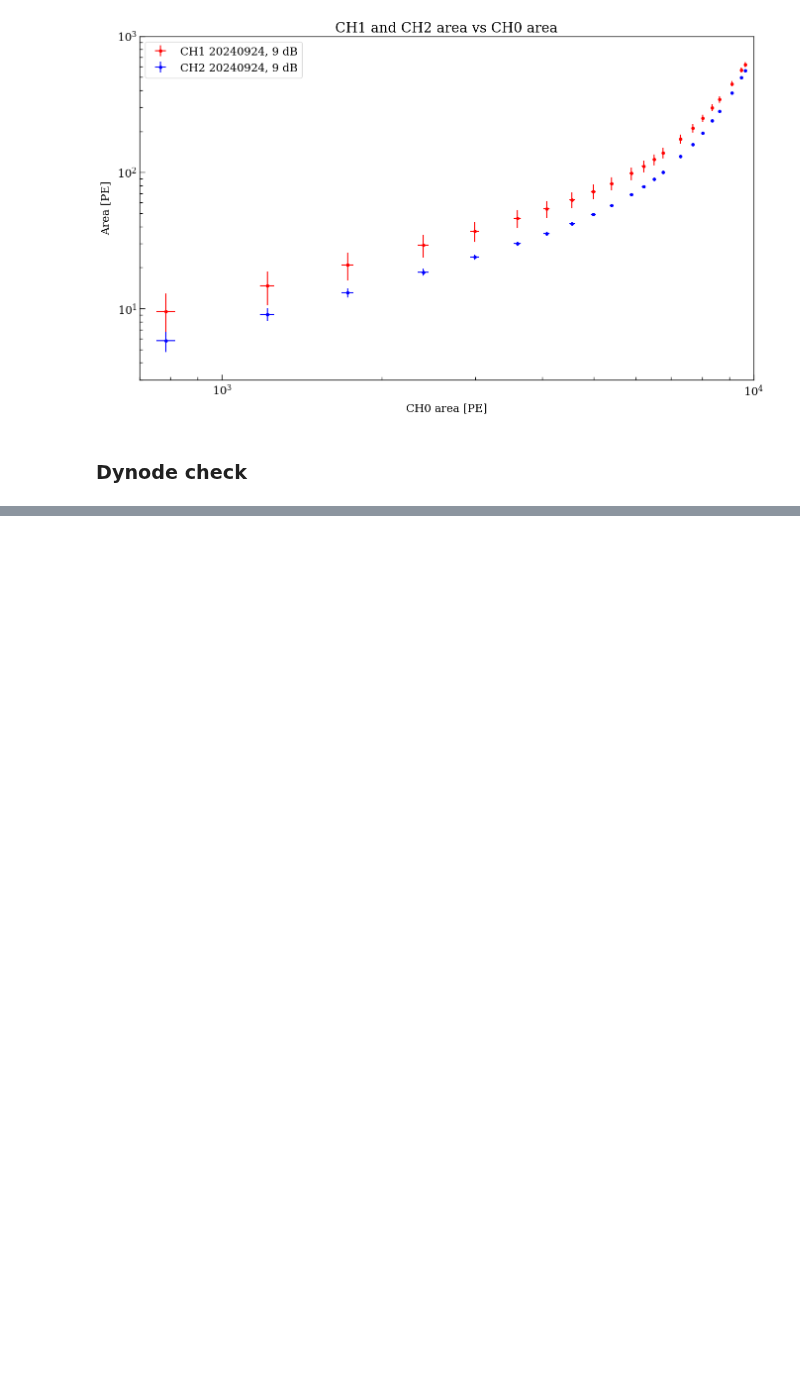
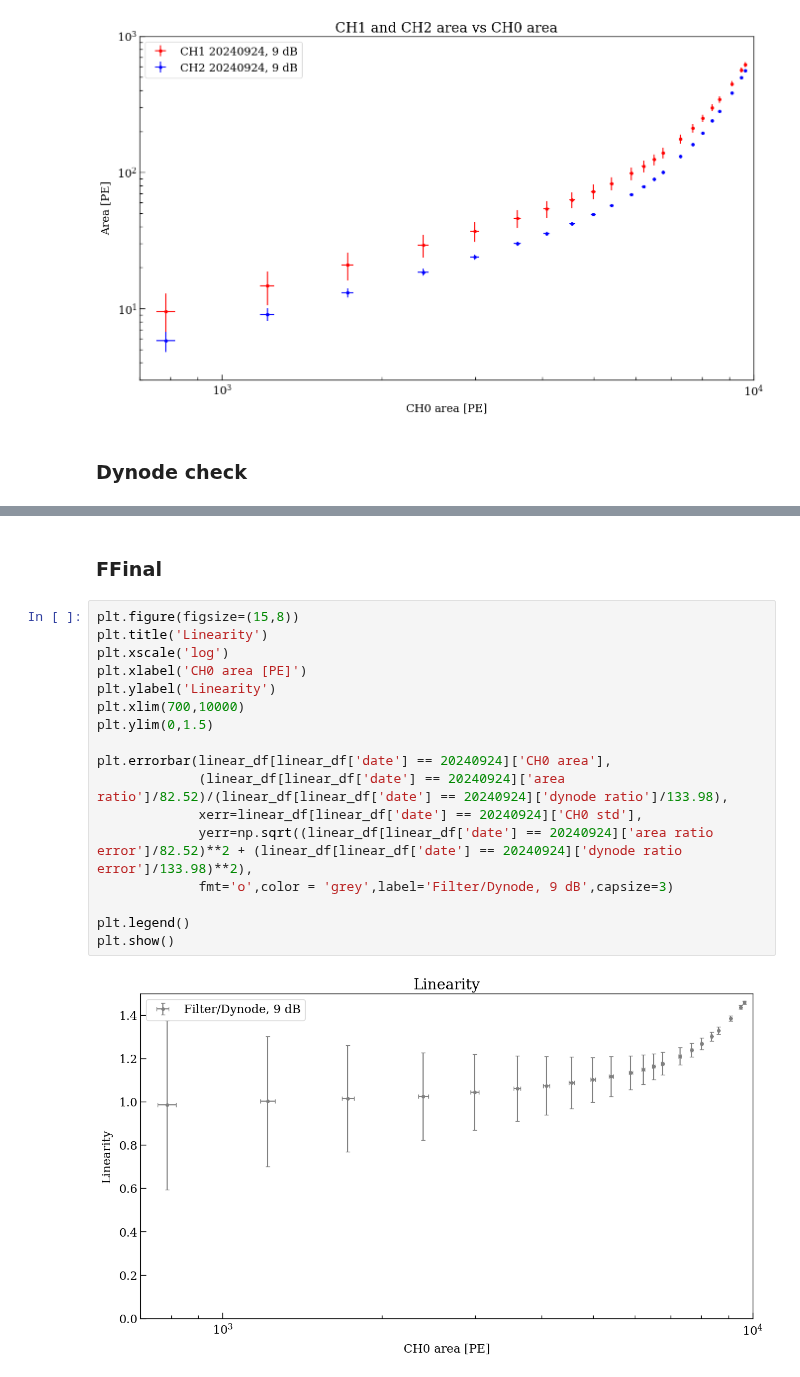
Before and after one commit to Westlake-University-Lsc-lab/RELICS_PMT_Data_Analysis, a Jupyter notebook: LinearityCheck/check_readout_linear.ipynb, the cells around one changed output, grey strips where cells are left out. Saved outputs shown, nothing was run; the diff lists cells and outputs as text; blank space fills up the shorter version.

```diff
--- a/LinearityCheck/check_readout_linear.ipynb
+++ b/LinearityCheck/check_readout_linear.ipynb
@@ -713,0 +713,21 @@ plt.show()
+# %% [markdown]
+### FFinal
+# %%
+plt.figure(figsize=(15,8))
+plt.title('Linearity')
+plt.xscale('log')
+plt.xlabel('CH0 area [PE]')
+plt.ylabel('Linearity')
+plt.xlim(700,10000)
+plt.ylim(0,1.5)
+
+plt.errorbar(linear_df[linear_df['date'] == 20240924]['CH0 area'],
+             (linear_df[linear_df['date'] == 20240924]['area ratio']/82.52)/(linear_df[linear_df['date'] == 20240924]['dynode ratio']/133.98),
+             xerr=linear_df[linear_df['date'] == 20240924]['CH0 std'],
+             yerr=np.sqrt((linear_df[linear_df['date'] == 20240924]['area ratio error']/82.52)**2 + (linear_df[linear_df['date'] == 20240924]['dynode ratio error']/133.98)**2),
+             fmt='o',color = 'grey',label='Filter/Dynode, 9 dB',capsize=3)
+
+plt.legend()
+plt.show()
+# %% [output]
+[figure, added]
```
Also changed, not shown: parts of 5 cells of this notebook.
